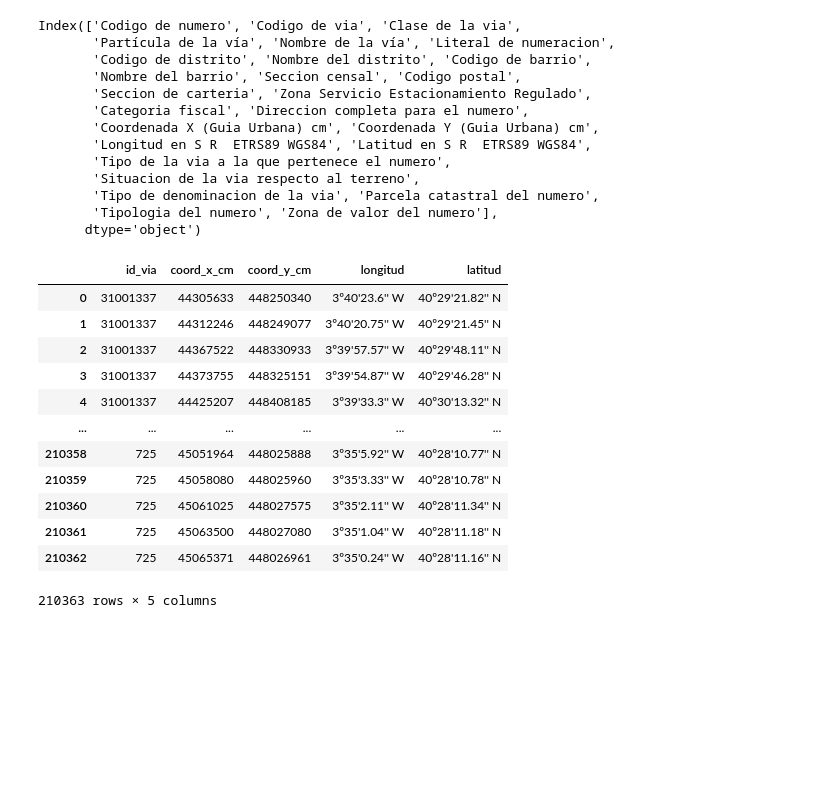
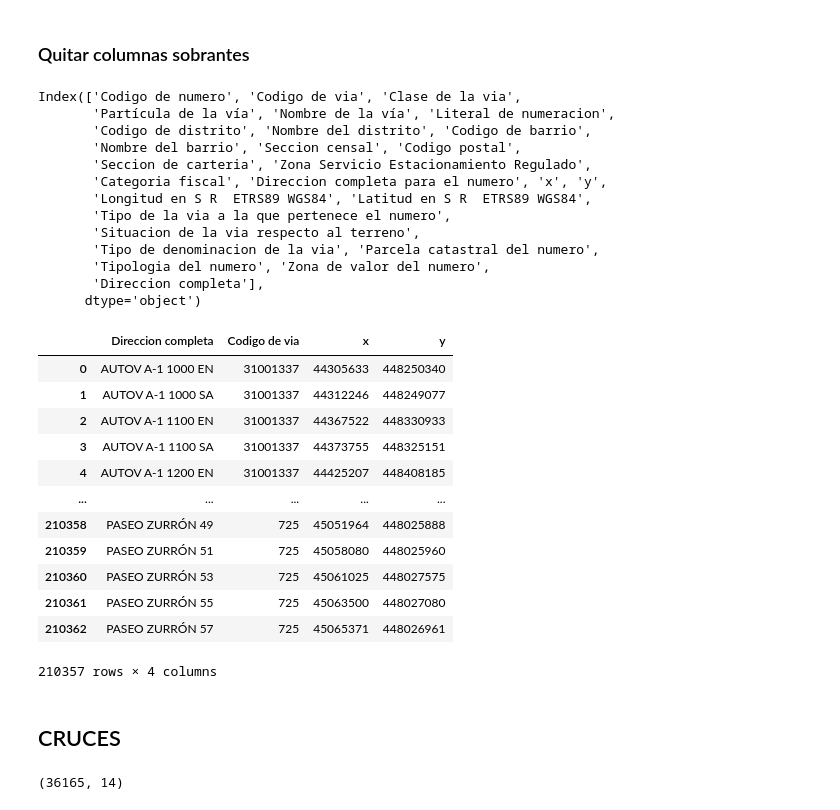
Before and after one commit to winoo19/GPS, a Jupyter notebook: parse_data.ipynb, the cells around one changed output. Drawn from its saved outputs; the diff is of its cells as text; code cells hidden in the pictures; blank space fills up the shorter version.

```diff
--- a/parse_data.ipynb
+++ b/parse_data.ipynb
@@ -48,4 +5,5 @@ cruces
 # %%
-direcciones = pd.read_csv("data/direcciones.csv", sep=";", encoding="latin-1")
-direcciones
+direcciones = pd.read_csv('data/direcciones.csv', sep=';', encoding='latin-1',
+dtype={'Coordenada X (Guia Urbana) cm': str, 'Coordenada Y (Guia Urbana) cm': str})
+direcciones.shape
 # %% [output]
@@ -64,0 +13,7 @@ direcciones
+# %%
+def parse_direccion_completa(direccion_completa):
+    direccion_completa = direccion_completa.strip().replace(',', '')
+    direccion_completa = ' '.join([w if not w.isnumeric() else str(int(w)) for w in direccion_completa.split()])
+    return direccion_completa
+direcciones["Direccion completa"] = direcciones["Direccion completa para el numero"].apply(parse_direccion_completa)
+direcciones["Direccion completa"]
@@ -64,0 +35,7 @@ direcciones
+# %%
+direcciones = direcciones[direcciones['Coordenada X (Guia Urbana) cm'].str.isnumeric()]
+direcciones = direcciones[direcciones['Coordenada Y (Guia Urbana) cm'].str.isnumeric()]
+direcciones['Coordenada X (Guia Urbana) cm'] = direcciones['Coordenada X (Guia Urbana) cm'].astype(int)
+direcciones['Coordenada Y (Guia Urbana) cm'] = direcciones['Coordenada Y (Guia Urbana) cm'].astype(int)
+direcciones.rename(columns={'Coordenada X (Guia Urbana) cm': 'x', 'Coordenada Y (Guia Urbana) cm': 'y'}, inplace=True)
+direcciones.shape
@@ -65,3 +64,5 @@ direcciones
+# %% [markdown]
+### Quitar columnas sobrantes
 # %%
 direcciones.columns
 # %% [output]
@@ -70,36 +71,29 @@ Index(['Codigo de numero', 'Codigo de via', 'Clase de la via',
        'Codigo de distrito', 'Nombre del distrito', 'Codigo de barrio',
        'Nombre del barrio', 'Seccion censal', 'Codigo postal',
        'Seccion de carteria', 'Zona Servicio Estacionamiento Regulado',
-       'Categoria fiscal', 'Direccion completa para el numero',
-       'Coordenada X (Guia Urbana) cm', 'Coordenada Y (Guia Urbana) cm',
+       'Categoria fiscal', 'Direccion completa para el numero', 'x', 'y',
        'Longitud en S R  ETRS89 WGS84', 'Latitud en S R  ETRS89 WGS84',
        'Tipo de la via a la que pertenece el numero',
        'Situacion de la via respecto al terreno',
        'Tipo de denominacion de la via', 'Parcela catastral del numero',
-       'Tipologia del numero', 'Zona de valor del numero'],
+       'Tipologia del numero', 'Zona de valor del numero',
+       'Direccion completa'],
       dtype='object')
-# %%
-direcciones = direcciones[[
-    "Codigo de via",
-    "Coordenada X (Guia Urbana) cm",
-    "Coordenada Y (Guia Urbana) cm",
-    "Longitud en S R  ETRS89 WGS84",
-    "Latitud en S R  ETRS89 WGS84"
-]]
-direcciones.columns = ["id_via", "coord_x_cm", "coord_y_cm", "longitud", "latitud"]
-direcciones
-# %% [output]
-|  | id_via | coord_x_cm | coord_y_cm | longitud | latitud |
-| 0 | 31001337 | 44305633 | 448250340 | 3º40'23.6'' W | 40º29'21.82'' N |
-| 1 | 31001337 | 44312246 | 448249077 | 3º40'20.75'' W | 40º29'21.45'' N |
-| 2 | 31001337 | 44367522 | 448330933 | 3º39'57.57'' W | 40º29'48.11'' N |
-| 3 | 31001337 | 44373755 | 448325151 | 3º39'54.87'' W | 40º29'46.28'' N |
-| 4 | 31001337 | 44425207 | 448408185 | 3º39'33.3'' W | 40º30'13.32'' N |
-| ... | ... | ... | ... | ... | ... |
-| 210358 | 725 | 45051964 | 448025888 | 3º35'5.92'' W | 40º28'10.77'' N |
-| 210359 | 725 | 45058080 | 448025960 | 3º35'3.33'' W | 40º28'10.78'' N |
-| 210360 | 725 | 45061025 | 448027575 | 3º35'2.11'' W | 40º28'11.34'' N |
-| 210361 | 725 | 45063500 | 448027080 | 3º35'1.04'' W | 40º28'11.18'' N |
-| 210362 | 725 | 45065371 | 448026961 | 3º35'0.24'' W | 40º28'11.16'' N |
-210363 rows × 5 columns
+# %%
+direcciones=direcciones[['Direccion completa','Codigo de via', 'x', 'y']]
+direcciones
+# %% [output]
+|  | Direccion completa | Codigo de via | x | y |
+| 0 | AUTOV A-1 1000 EN | 31001337 | 44305633 | 448250340 |
+| 1 | AUTOV A-1 1000 SA | 31001337 | 44312246 | 448249077 |
+| 2 | AUTOV A-1 1100 EN | 31001337 | 44367522 | 448330933 |
+| 3 | AUTOV A-1 1100 SA | 31001337 | 44373755 | 448325151 |
+| 4 | AUTOV A-1 1200 EN | 31001337 | 44425207 | 448408185 |
+| ... | ... | ... | ... | ... |
+| 210358 | PASEO ZURRÓN 49 | 725 | 45051964 | 448025888 |
+| 210359 | PASEO ZURRÓN 51 | 725 | 45058080 | 448025960 |
+| 210360 | PASEO ZURRÓN 53 | 725 | 45061025 | 448027575 |
+| 210361 | PASEO ZURRÓN 55 | 725 | 45063500 | 448027080 |
+| 210362 | PASEO ZURRÓN 57 | 725 | 45065371 | 448026961 |
+210357 rows × 4 columns
 # %%
@@ -107,0 +101,7 @@ cruces.to_csv("data/parsed_cruces.csv")
+# %% [markdown]
+## CRUCES
+# %%
+cruces = pd.read_csv('data/cruces.csv', sep=';', encoding='latin-1')
+cruces.shape
+# %% [output]
+(36165, 14)
```
Also changed, not shown: parts of 23 cells of this notebook, 12 other files.
